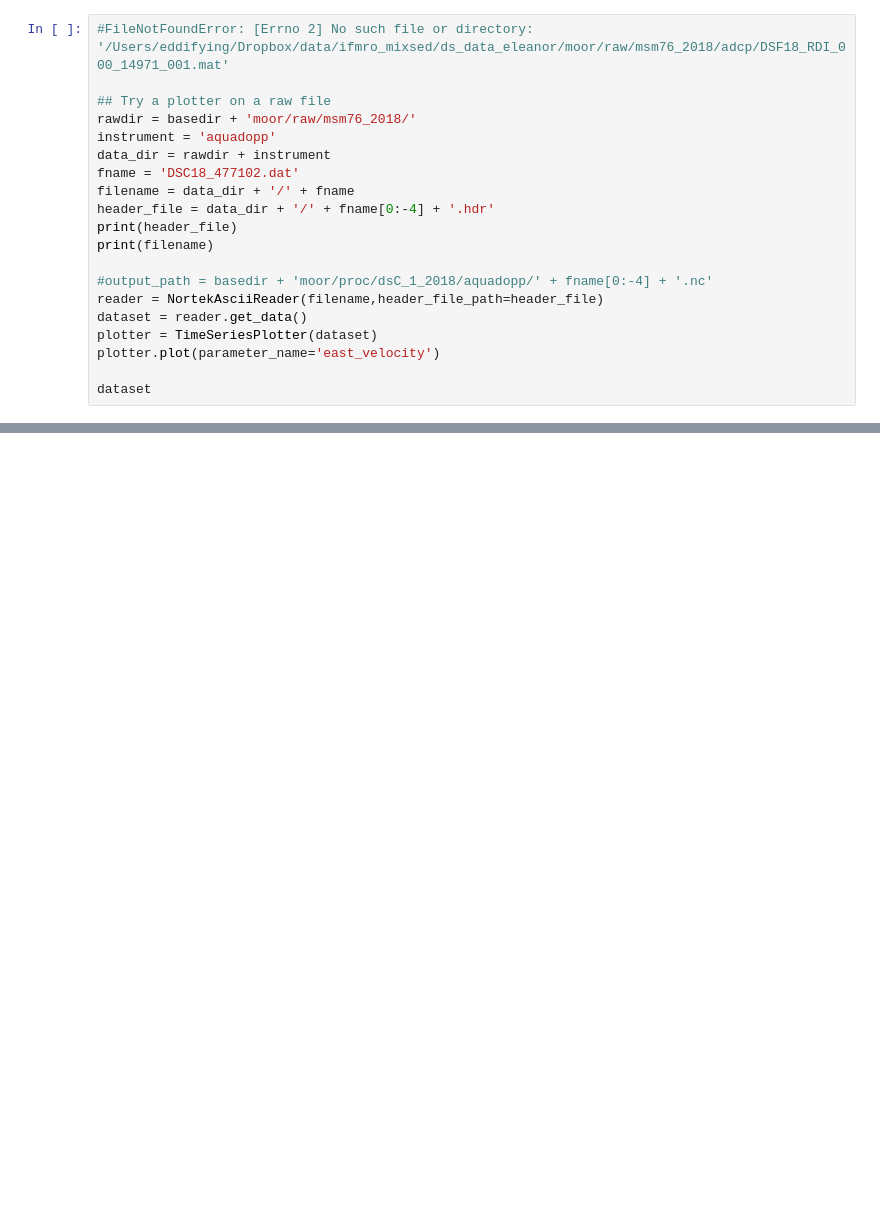
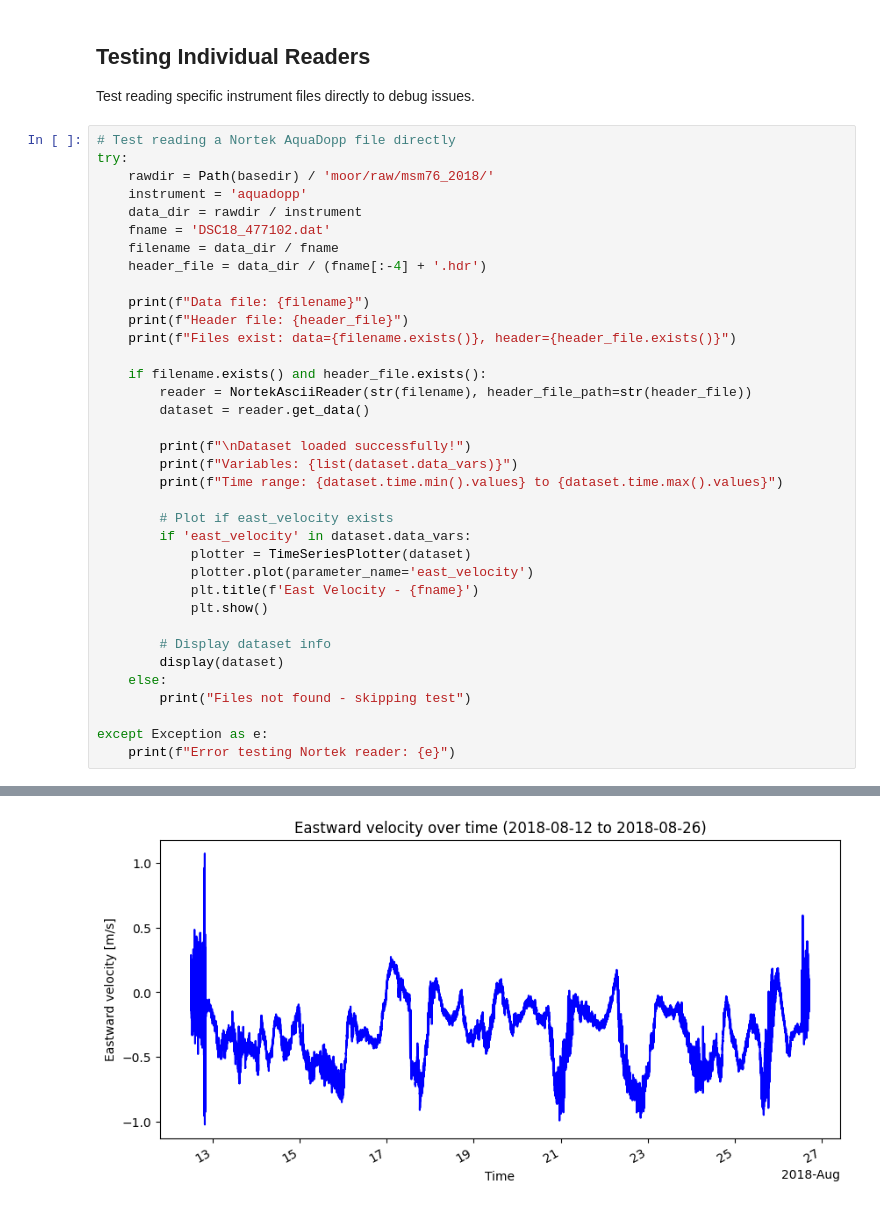
Before and after one commit to ocean-uhh/oceanarray, a Jupyter notebook: notebooks/demo_stage1.ipynb, the cells around one changed output, grey strips where cells are left out. Drawn from its saved outputs; the diff is of its cells as text; blank space fills up the shorter version.

Commit message:
Update stage 1 with tests

```diff
--- a/notebooks/demo_stage1.ipynb
+++ b/notebooks/demo_stage1.ipynb
@@ -200,20 +162,41 @@ for idx, name1 in enumerate(moorlist):
+# %% [markdown]
+## Testing Individual Readers
+
+Test reading specific instrument files directly to debug issues.
 # %%
-#FileNotFoundError: [Errno 2] No such file or directory: '/Users/eddifying/Dropbox/data/ifmro_mixsed/ds_data_eleanor/moor/raw/msm76_2018/adcp/DSF18_RDI_000_14971_001.mat'
+# Test reading a Nortek AquaDopp file directly
+try:
+    rawdir = Path(basedir) / 'moor/raw/msm76_2018/'
+    instrument = 'aquadopp'
+    data_dir = rawdir / instrument
+    fname = 'DSC18_477102.dat'
+    filename = data_dir / fname
+    header_file = data_dir / (fname[:-4] + '.hdr')
 
-## Try a plotter on a raw file
-rawdir = basedir + 'moor/raw/msm76_2018/'
-instrument = 'aquadopp'
-data_dir = rawdir + instrument
-fname = 'DSC18_477102.dat'
-filename = data_dir + '/' + fname
-header_file = data_dir + '/' + fname[0:-4] + '.hdr'
-print(header_file)
-print(filename)
+    print(f"Data file: {filename}")
+    print(f"Header file: {header_file}")
+    print(f"Files exist: data={filename.exists()}, header={header_file.exists()}")
 
-#output_path = basedir + 'moor/proc/dsC_1_2018/aquadopp/' + fname[0:-4] + '.nc'
-reader = NortekAsciiReader(filename,header_file_path=header_file)
-dataset = reader.get_data()
-plotter = TimeSeriesPlotter(dataset)
-plotter.plot(parameter_name='east_velocity')
+    if filename.exists() and header_file.exists():
+        reader = NortekAsciiReader(str(filename), header_file_path=str(header_file))
+        dataset = reader.get_data()
 
-dataset
+        print(f"\nDataset loaded successfully!")
+        print(f"Variables: {list(dataset.data_vars)}")
+        print(f"Time range: {dataset.time.min().values} to {dataset.time.max().values}")
+
+        # Plot if east_velocity exists
+        if 'east_velocity' in dataset.data_vars:
+            plotter = TimeSeriesPlotter(dataset)
+            plotter.plot(parameter_name='east_velocity')
+            plt.title(f'East Velocity - {fname}')
+            plt.show()
+
+        # Display dataset info
+        display(dataset)
+    else:
+        print("Files not found - skipping test")
+
+except Exception as e:
+    print(f"Error testing Nortek reader: {e}")
+# %% [output]
@@ -219,0 +210 @@ dataset
+[figure, added]
```
Also changed, not shown: parts of 16 cells of this notebook, 5 other files.
